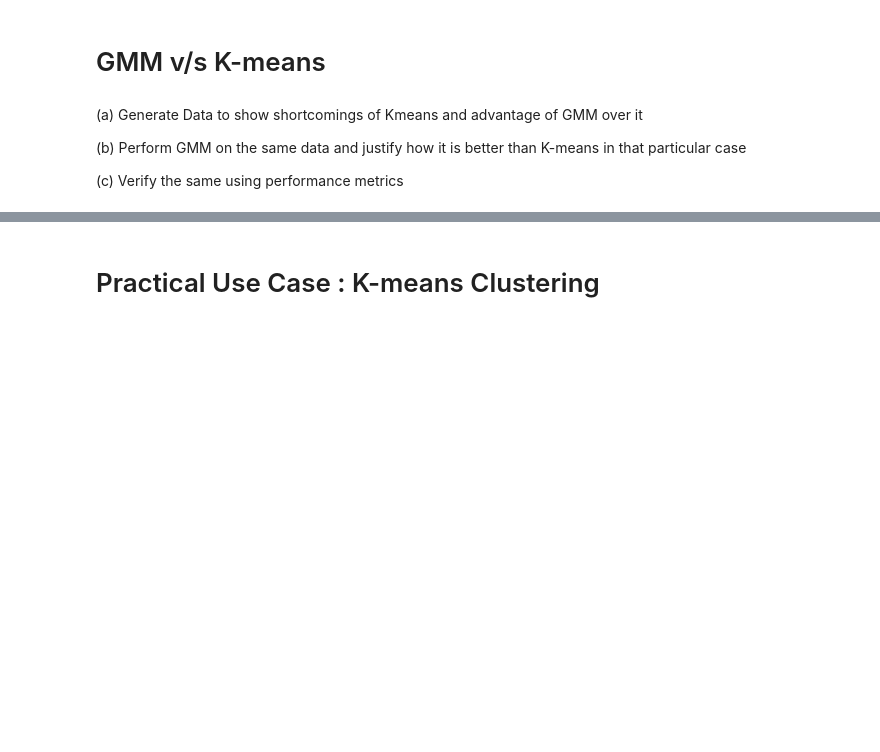
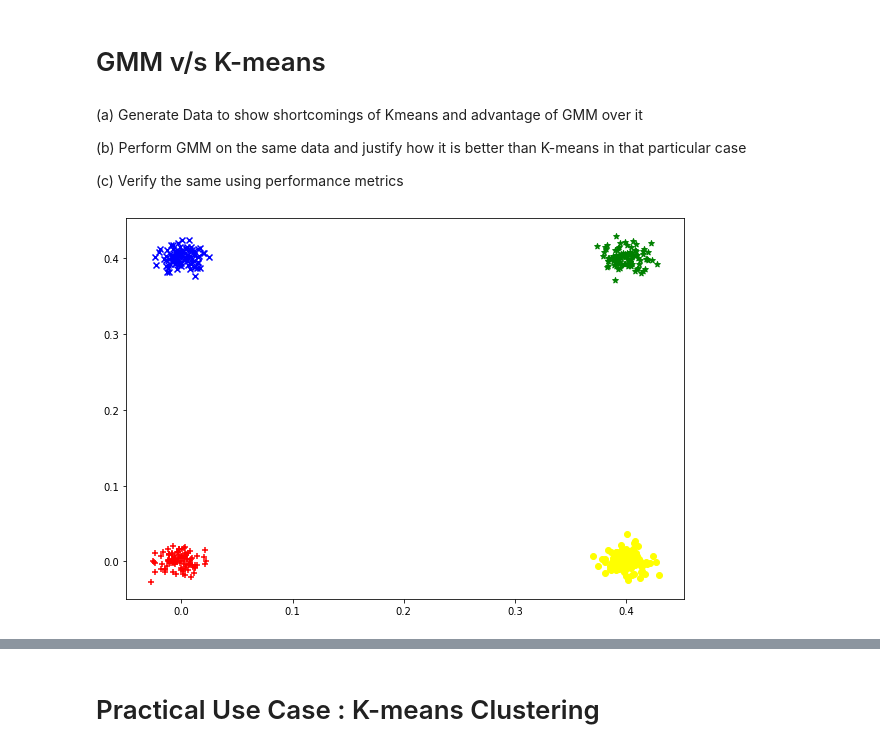
Before and after one commit to shashankp28/PRML-Lab-22, a Jupyter notebook: Assignment_4/Lab_4_Clustering_Part_1.ipynb, the cells around one changed output, grey strips where cells are left out. Cells and saved outputs as stored; diff of their text form; code cells hidden in the pictures; blank space fills up the shorter version.

```diff
--- a/Assignment_4/Lab_4_Clustering_Part_1.ipynb
+++ b/Assignment_4/Lab_4_Clustering_Part_1.ipynb
@@ -231,3 +243,30 @@ def E_Step_GMM(data,K,theta):
+# %%
+# E-Step GMM
+from scipy.stats import multivariate_normal
+
+def E_Step_GMM(data,K,theta):
+
+    # write your code here
+    mean_vectors = theta[0]
+    cov_matrix = theta[1]
+    w = theta[2]
+
+    responsibility = np.zeros((len(data), K))
+    for i in range(len(data)):
+        for k in range(K):
+            p_ik = multivariate_normal.pdf(data[i], mean=mean_vectors[k], cov=cov_matrix[:, :, k])
+            numerator_ik = w[k] * p_ik
+
+            denominator_ik = 0
+
+            for k2 in range(K):
+                p_ik_temp = multivariate_normal.pdf(data[i], mean=mean_vectors[k2], cov=cov_matrix[:, :, k2])
+                numerator_ik_temp = w[k2] * p_ik_temp
+                denominator_ik += numerator_ik_temp
+
+            responsibility[i][k] = numerator_ik/denominator_ik
+
+    return responsibility
 # %% [markdown]
 **Step 4: Maximization stage**
 
@@ -339,0 +438,16 @@ $$ SC =  \frac{1}{N}\sum_{i=1}^{N}s(x) $$
+# %%
+# write your code here
+K = 4
+
+data = []
+means = [(0, 0), (0.4, 0.4), (0, 0.4), (0.4, 0)]
+color_style = [('red', '+'), ('green', '*'), ('blue', 'x'), ('yellow', 'o')]
+
+plt.figure(figsize=(10, 7))
+
+for i in range(K):
+    d = np.random.multivariate_normal(mean=means[i], cov=np.identity(2)*0.0001, size=100)
+    plt.scatter(d[:, 0], d[:, 1], color=color_style[i%4][0], marker=color_style[i%4][1])
+    data.append(d)
+# %% [output]
+[figure, added]
```
Also changed, not shown: parts of 19 cells of this notebook, 1 other file.
